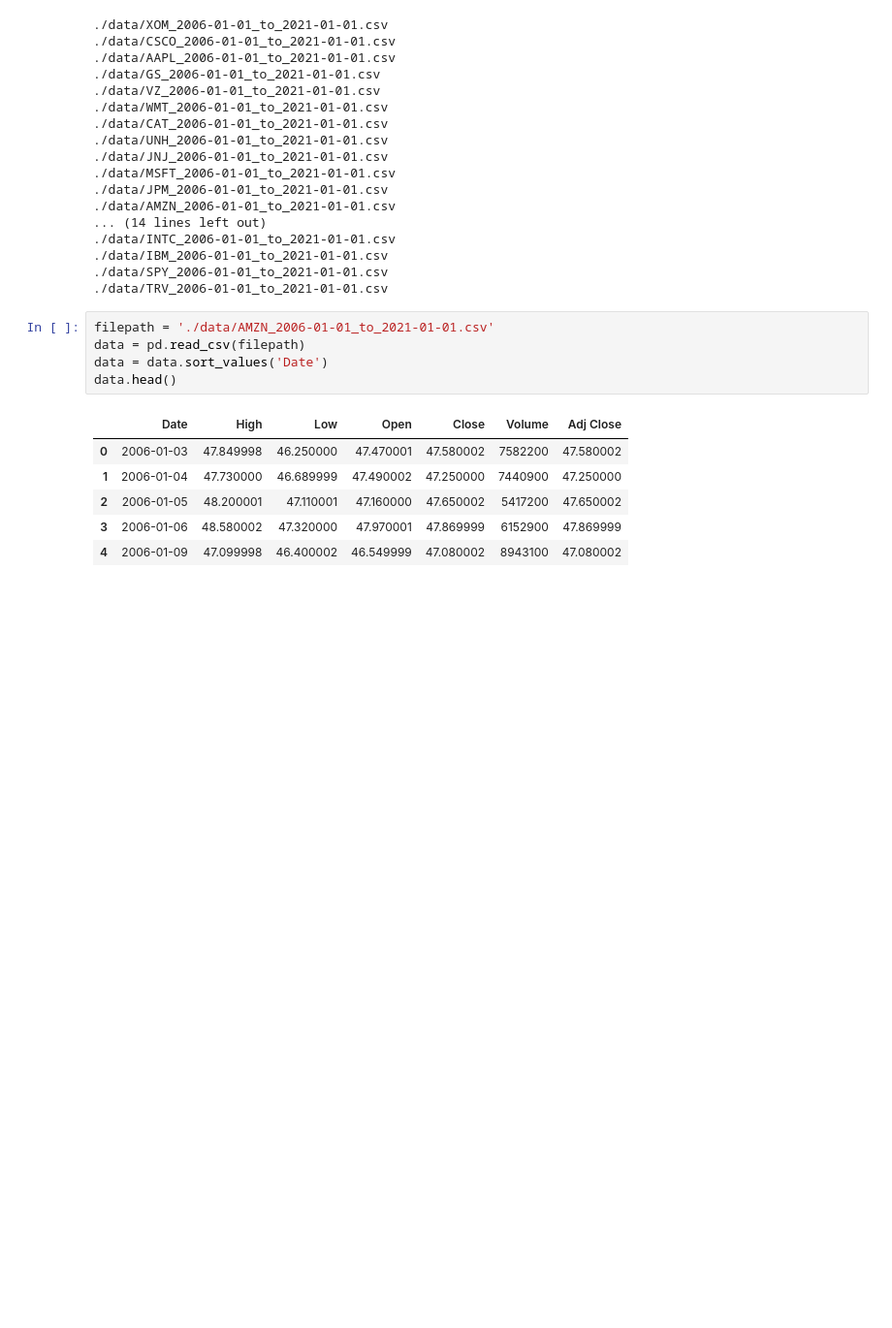
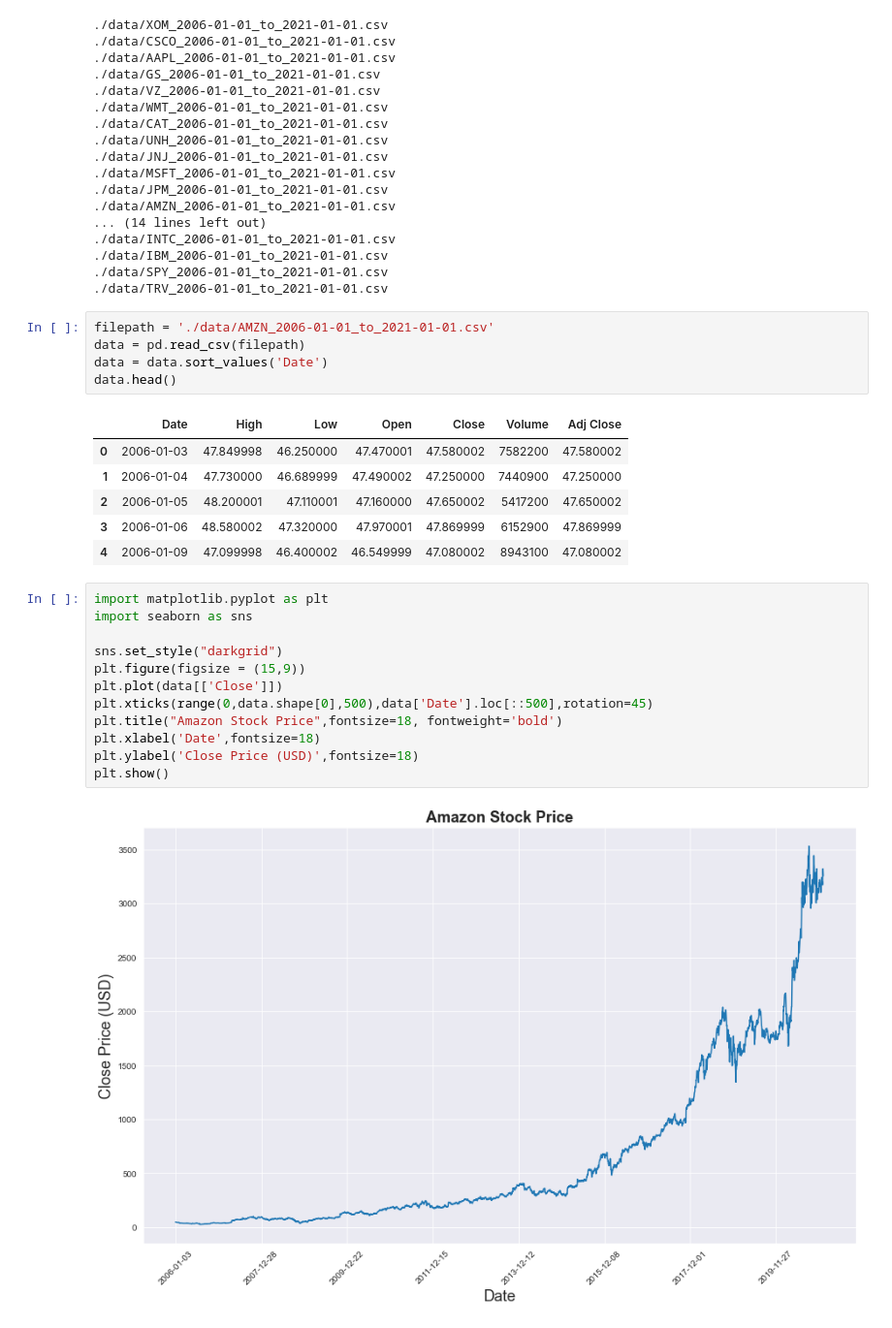
Before and after one commit to 1991wangliang/Jupyter, a Jupyter notebook: notebooks/004_stock-prediction-pytorch/index.ipynb, the cells around one changed output. Shown: that part at 97% size. Drawn from its saved outputs; the diff is of its cells as text; blank space fills up the shorter version.

Commit message:
stock predition pytorch

```diff
--- a/notebooks/004_stock-prediction-pytorch/index.ipynb
+++ b/notebooks/004_stock-prediction-pytorch/index.ipynb
@@ -77,3 +38,17 @@ data.head()
 | 2 | 2006-01-05 | 48.200001 | 47.110001 | 47.160000 | 47.650002 | 5417200 | 47.650002 |
 | 3 | 2006-01-06 | 48.580002 | 47.320000 | 47.970001 | 47.869999 | 6152900 | 47.869999 |
 | 4 | 2006-01-09 | 47.099998 | 46.400002 | 46.549999 | 47.080002 | 8943100 | 47.080002 |
+# %%
+import matplotlib.pyplot as plt
+import seaborn as sns
+
+sns.set_style("darkgrid")
+plt.figure(figsize = (15,9))
+plt.plot(data[['Close']])
+plt.xticks(range(0,data.shape[0],500),data['Date'].loc[::500],rotation=45)
+plt.title("Amazon Stock Price",fontsize=18, fontweight='bold')
+plt.xlabel('Date',fontsize=18)
+plt.ylabel('Close Price (USD)',fontsize=18)
+plt.show()
+# %% [output]
+[figure, added]
```
Also changed, not shown: parts of 2 cells of this notebook, 29 other files.
